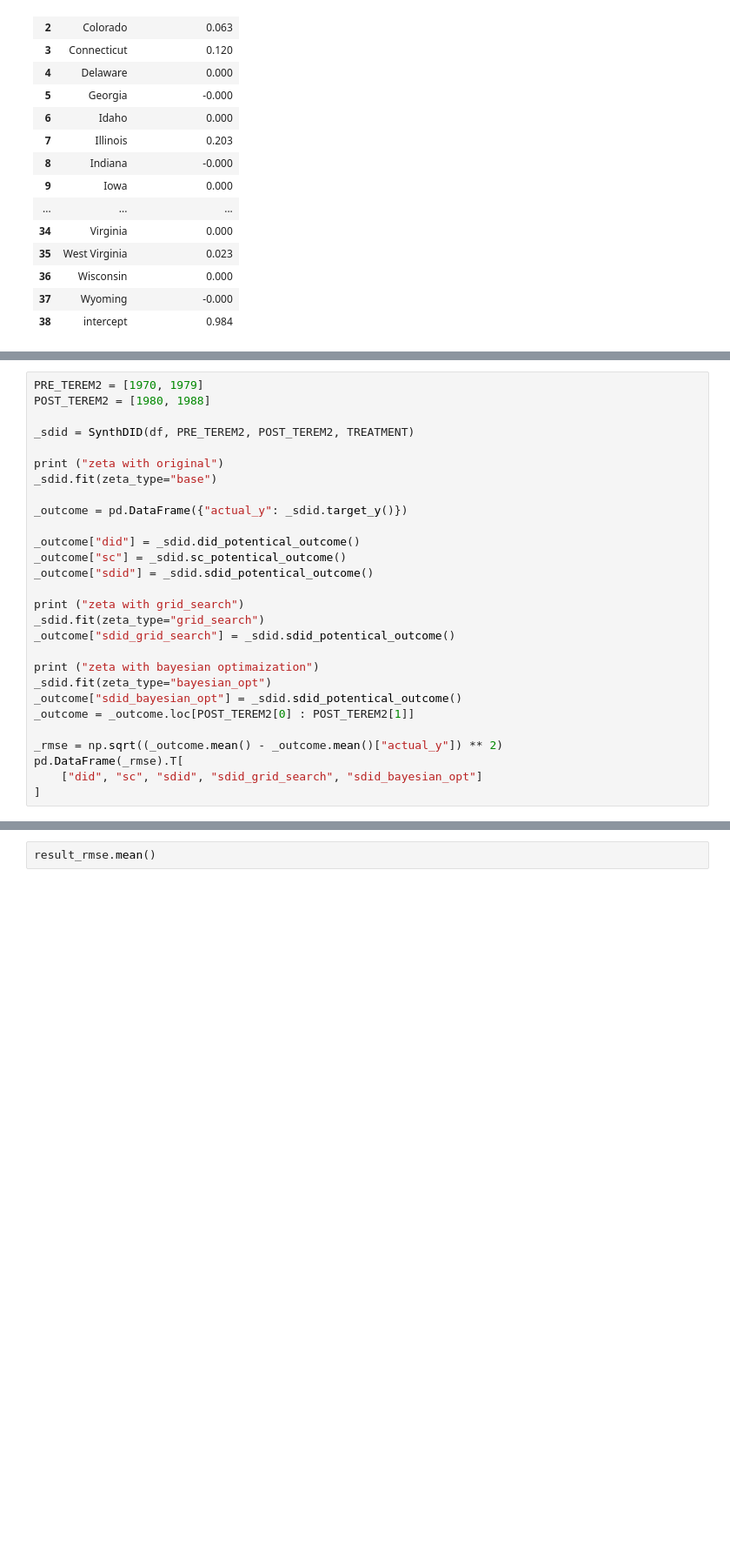
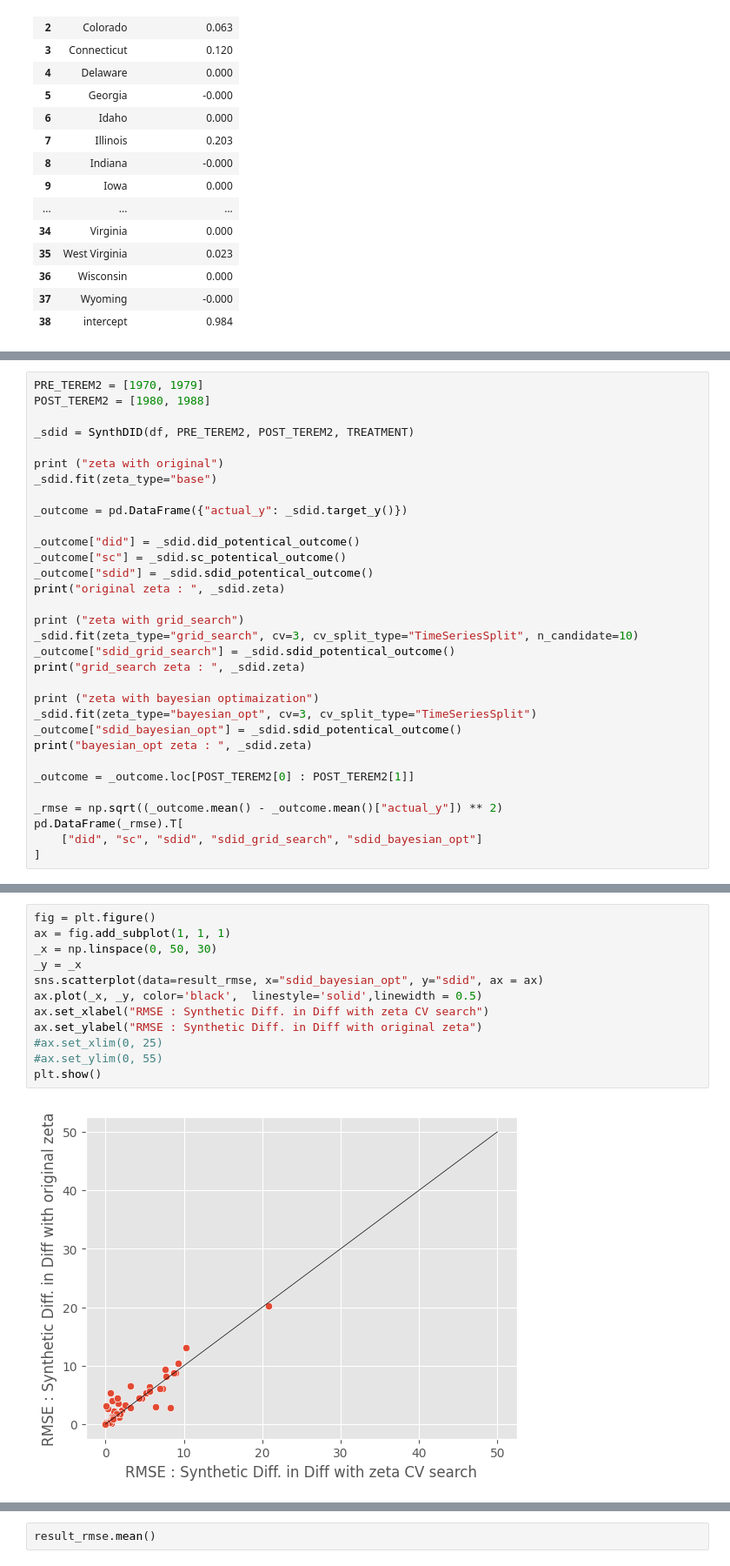
Before and after one commit to MasaAsami/pysynthdid, a Jupyter notebook: notebook/OtherOmegaEstimationMethods.ipynb, the cells around one changed output, grey strips where cells are left out. Shown at 87% size. Saved outputs shown, nothing was run; the diff lists cells and outputs as text; blank space fills up the shorter version.

Commit message:
[add] zeta cross valid

```diff
--- a/notebook/OtherOmegaEstimationMethods.ipynb
+++ b/notebook/OtherOmegaEstimationMethods.ipynb
@@ -100,14 +99,18 @@ _outcome = pd.DataFrame({"actual_y": _sdid.target_y()})
 _outcome["did"] = _sdid.did_potentical_outcome()
 _outcome["sc"] = _sdid.sc_potentical_outcome()
 _outcome["sdid"] = _sdid.sdid_potentical_outcome()
+print("original zeta : ", _sdid.zeta)
 
 print ("zeta with grid_search")
-_sdid.fit(zeta_type="grid_search")
+_sdid.fit(zeta_type="grid_search", cv=3, cv_split_type="TimeSeriesSplit", n_candidate=10)
 _outcome["sdid_grid_search"] = _sdid.sdid_potentical_outcome()
+print("grid_search zeta : ", _sdid.zeta)
 
 print ("zeta with bayesian optimaization")
-_sdid.fit(zeta_type="bayesian_opt")
+_sdid.fit(zeta_type="bayesian_opt", cv=3, cv_split_type="TimeSeriesSplit")
 _outcome["sdid_bayesian_opt"] = _sdid.sdid_potentical_outcome()
+print("bayesian_opt zeta : ", _sdid.zeta)
+
 _outcome = _outcome.loc[POST_TEREM2[0] : POST_TEREM2[1]]
 
 _rmse = np.sqrt((_outcome.mean() - _outcome.mean()["actual_y"]) ** 2)
@@ -146,0 +405,14 @@ zeta with bayesian optimaization
+# %%
+fig = plt.figure()
+ax = fig.add_subplot(1, 1, 1)
+_x = np.linspace(0, 50, 30)
+_y = _x
+sns.scatterplot(data=result_rmse, x="sdid_bayesian_opt", y="sdid", ax = ax)
+ax.plot(_x, _y, color='black',  linestyle='solid',linewidth = 0.5)
+ax.set_xlabel("RMSE : Synthetic Diff. in Diff with zeta CV search")
+ax.set_ylabel("RMSE : Synthetic Diff. in Diff with original zeta")
+#ax.set_xlim(0, 25)
+#ax.set_ylim(0, 55)
+plt.show()
+# %% [output]
+[figure, added]
```
Also changed, not shown: parts of 9 cells of this notebook.
